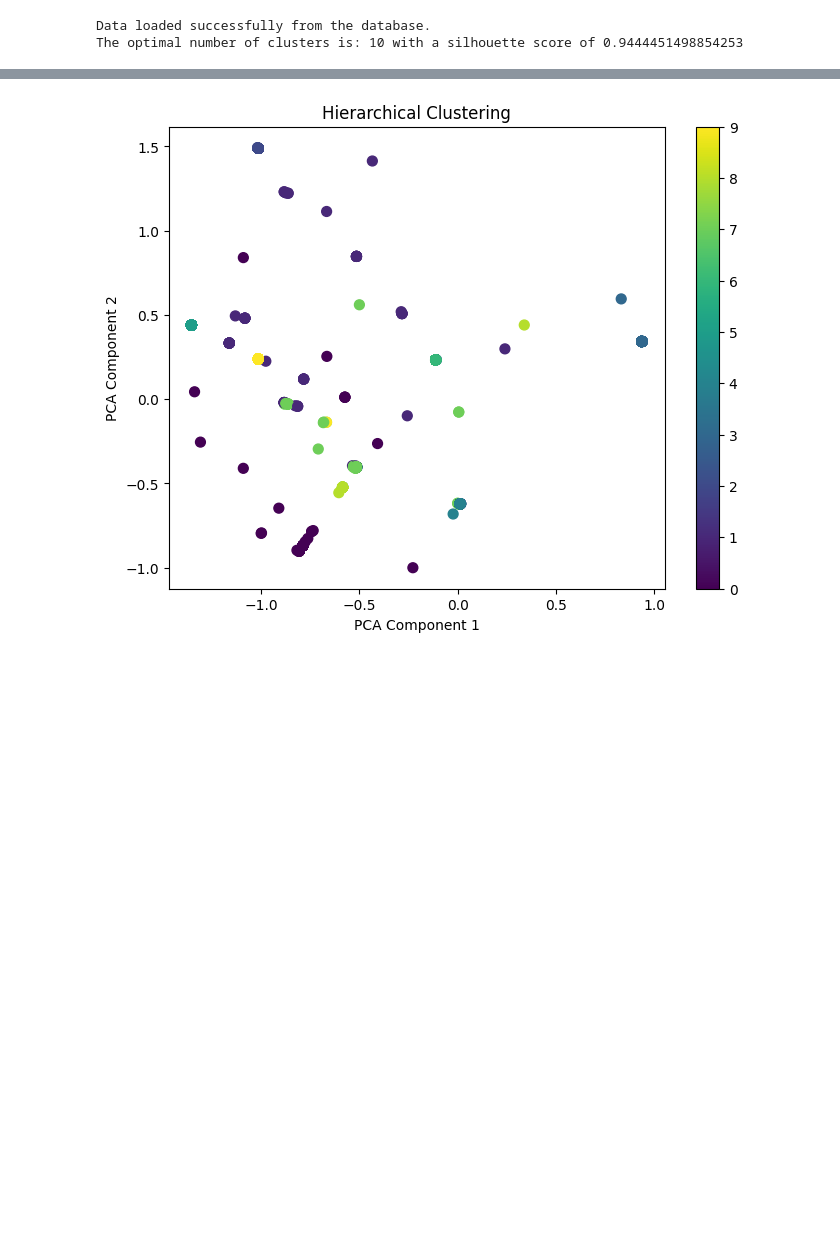
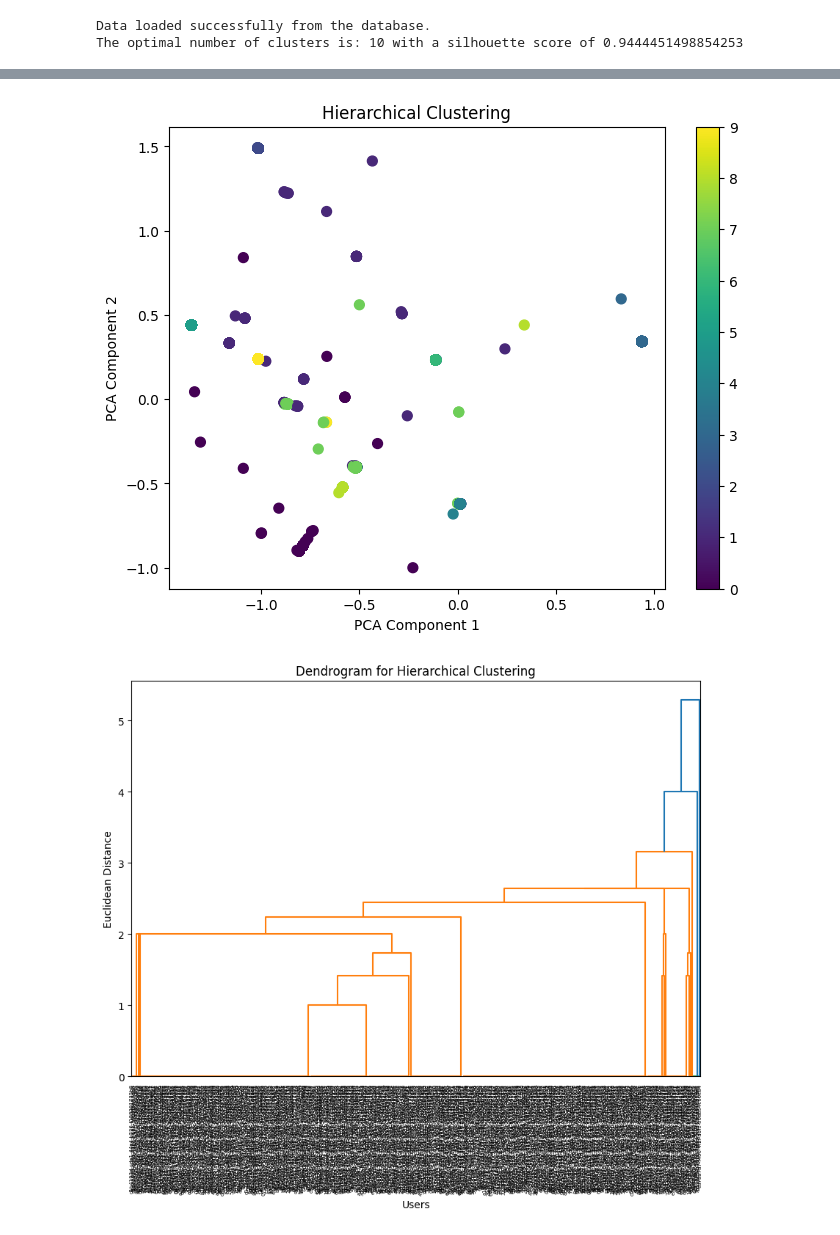
Before and after one commit to KimjeLassen/IDC_SQL_lib, a Jupyter notebook: Testing.ipynb, the cells around one changed output, grey strips where cells are left out. Saved outputs shown, nothing was run; the diff lists cells and outputs as text; code cells hidden in the pictures; blank space fills up the shorter version.

```diff
--- a/Testing.ipynb
+++ b/Testing.ipynb
@@ -87,31 +87,32 @@ def plot_dendrogram(data, labels):
     """Generate a dendrogram for hierarchical clustering."""
     linked = linkage(data, method='complete')
     plt.figure(figsize=(10, 7))
     dendrogram(linked, orientation='top', labels=labels, distance_sort='descending', show_leaf_counts=False)
     plt.title("Dendrogram for Hierarchical Clustering")
     plt.xlabel("Users")
     plt.ylabel("Euclidean Distance")
     plt.show()
 
 df = fetch_data(sql_query)
 if df is not None:
     binary_access_matrix = transform_to_binary_matrix(df)
     optimal_cluster_count = find_optimal_clusters(binary_access_matrix)
 
     # Perform clustering
     kmeans_labels, hierarchical_labels = perform_clustering(binary_access_matrix, optimal_cluster_count)
 
     # Plot KMeans Clustering
     plot_clusters(binary_access_matrix, kmeans_labels, "K-Means Clustering")
 
     # Plot Hierarchical Clustering
     plot_clusters(binary_access_matrix, hierarchical_labels, "Hierarchical Clustering")
 
     # Plot Dendrogram
-    subset_data = binary_access_matrix.sample(n=100, random_state=42)  # Adjust sample size as needed
+    subset_data = binary_access_matrix.sample(n=500, random_state=42)  # Adjust sample size as needed
     plot_dendrogram(subset_data, subset_data.index.tolist())
 # %% [output]
 Data loaded successfully from the database.
 The optimal number of clusters is: 10 with a silhouette score of 0.9444451498854253
 [figure]
 [figure]
+[figure, added]
```
Also changed, not shown: 10 other files.
